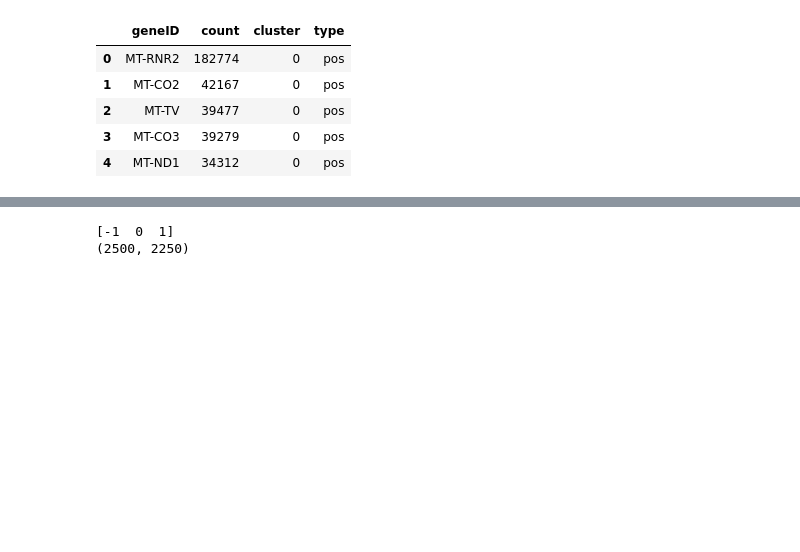
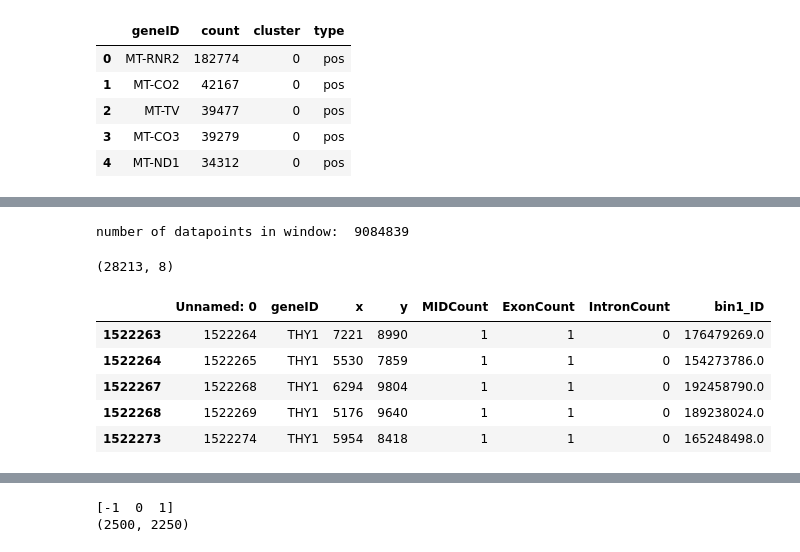
Before and after one commit to brigbrog/SpatialSegmentation, a Jupyter notebook: benchmarking/workflow_tester.ipynb, the cells around one changed output, grey strips where cells are left out. Drawn from its saved outputs; the diff is of its cells as text; code cells hidden in the pictures; blank space fills up the shorter version.

```diff
--- a/benchmarking/workflow_tester.ipynb
+++ b/benchmarking/workflow_tester.ipynb
@@ -190,3 +196,22 @@ indicatorTester.negative_indicators.head()
 | 1 | STAT3 | 654 | 4 | neg |
 | 211 | SYNM | 610 | 13 | neg |
 | 134 | FARS2 | 597 | 11 | neg |
+# %%
+randomIndicator = RandomGrabIndicator(origin_csv = manager.origin_csv,
+                                      annotation = manager.annotation,
+                                      #n_neg=40,
+                                      x_win = x_win,
+                                      y_win = y_win)
+# %% [output]
+number of datapoints in window:  9084839
+# %%
+print(randomIndicator.pos_win_df.shape)
+randomIndicator.pos_win_df.head()
+# %% [output]
+(28213, 8)
+|  | Unnamed: 0 | geneID | x | y | MIDCount | ExonCount | IntronCount | bin1_ID |
+| 1522263 | 1522264 | THY1 | 7221 | 8990 | 1 | 1 | 0 | 176479269.0 |
+| 1522264 | 1522265 | THY1 | 5530 | 7859 | 1 | 1 | 0 | 154273786.0 |
+| 1522267 | 1522268 | THY1 | 6294 | 9804 | 1 | 1 | 0 | 192458790.0 |
+| 1522268 | 1522269 | THY1 | 5176 | 9640 | 1 | 1 | 0 | 189238024.0 |
+| 1522273 | 1522274 | THY1 | 5954 | 8418 | 1 | 1 | 0 | 165248498.0 |
```
Also changed, not shown: parts of 14 cells of this notebook.
